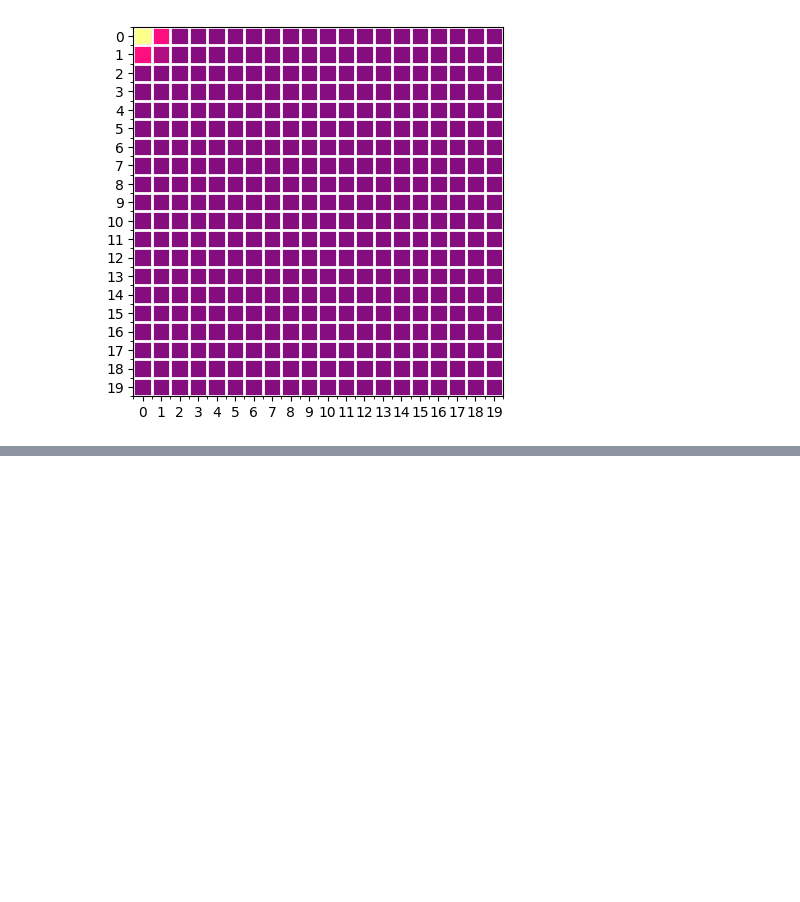
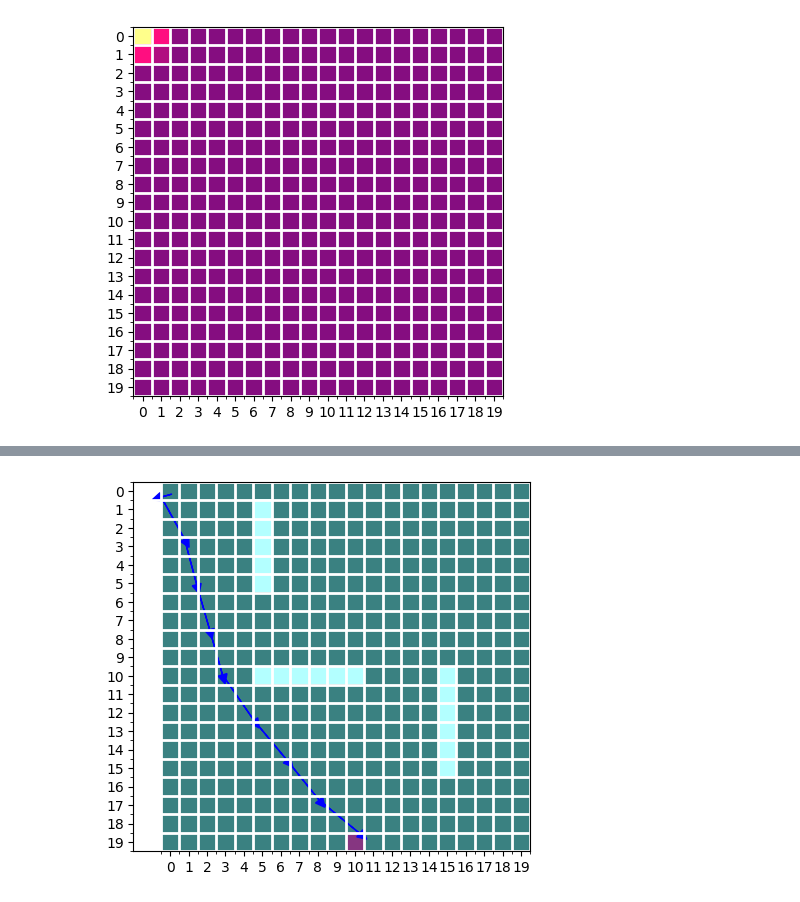
Before and after one commit to kyunghyuncho/map_plan_backprop, a Jupyter notebook: test_notebook.ipynb, the cells around one changed output, grey strips where cells are left out. Cells and saved outputs as stored; diff of their text form; code cells hidden in the pictures; blank space fills up the shorter version.

Commit message:
the initial draft

```diff
--- a/test_notebook.ipynb
+++ b/test_notebook.ipynb
@@ -42,0 +46,33 @@ ax = plot_soft_position(current_soft_map, cmap='hot', alpha=0.5)
+# %%
+# perform gradient descent on the trajectory
+# the beginning is the current position
+trajectory_length = 10
+trajectory = torch.zeros(trajectory_length, 2)
+trajectory[0] = torch.tensor(get_hard_position(current_pos_map, argmax=True))
+
+# randomly initialize the rest of the steps of `trajectory`
+for i in range(1, trajectory_length):
+    trajectory[i] = torch.tensor([np.random.randint(0, obstacle_map.shape[0]),
+                                  np.random.randint(0, obstacle_map.shape[0])])
+
+n_steps = 5000
+learning_rate = 0.1
+
+for step in range(n_steps):
+    trajectory = trajectory.clone().detach()
+    trajectory.requires_grad = True
+    trajectory.grad = None
+
+    score = score_trajectory(trajectory, obstacle_map, goal_map, current_pos_map,
+                             distance_coeff=10.0,
+                             collision_coeff=100.0,
+                             smoothness_coeff=10.,
+                             distance_from_current_coeff=10.0)
+    score.backward()
+
+    trajectory = trajectory - learning_rate * trajectory.grad
+
+    if step % 100 == 0:
+        print(f'Step {step+1} Score {score.item()}')
+
+trajectory = trajectory.detach()
@@ -42,0 +97,13 @@ ax = plot_soft_position(current_soft_map, cmap='hot', alpha=0.5)
+# %%
+# plot the trajectory
+ax = plot_soft_position(obstacle_map, cmap='hot', alpha=0.7)
+ax = plot_soft_position(goal_map, cmap='cool', alpha=0.3, ax=ax)
+for i in range(trajectory_length):
+    if i > 0:
+        # draw an arrow from the previous point to the current poin in the trajectory.
+        ax.arrow(trajectory[i-1, 1], trajectory[i-1, 0],
+                 trajectory[i, 1]-trajectory[i-1, 1],
+                 trajectory[i, 0]-trajectory[i-1, 0],
+                 head_width=0.5, head_length=0.5, fc='b', ec='b')
+# %% [output]
+[figure, added]
```
Also changed, not shown: parts of 2 cells of this notebook, 1 other file.
